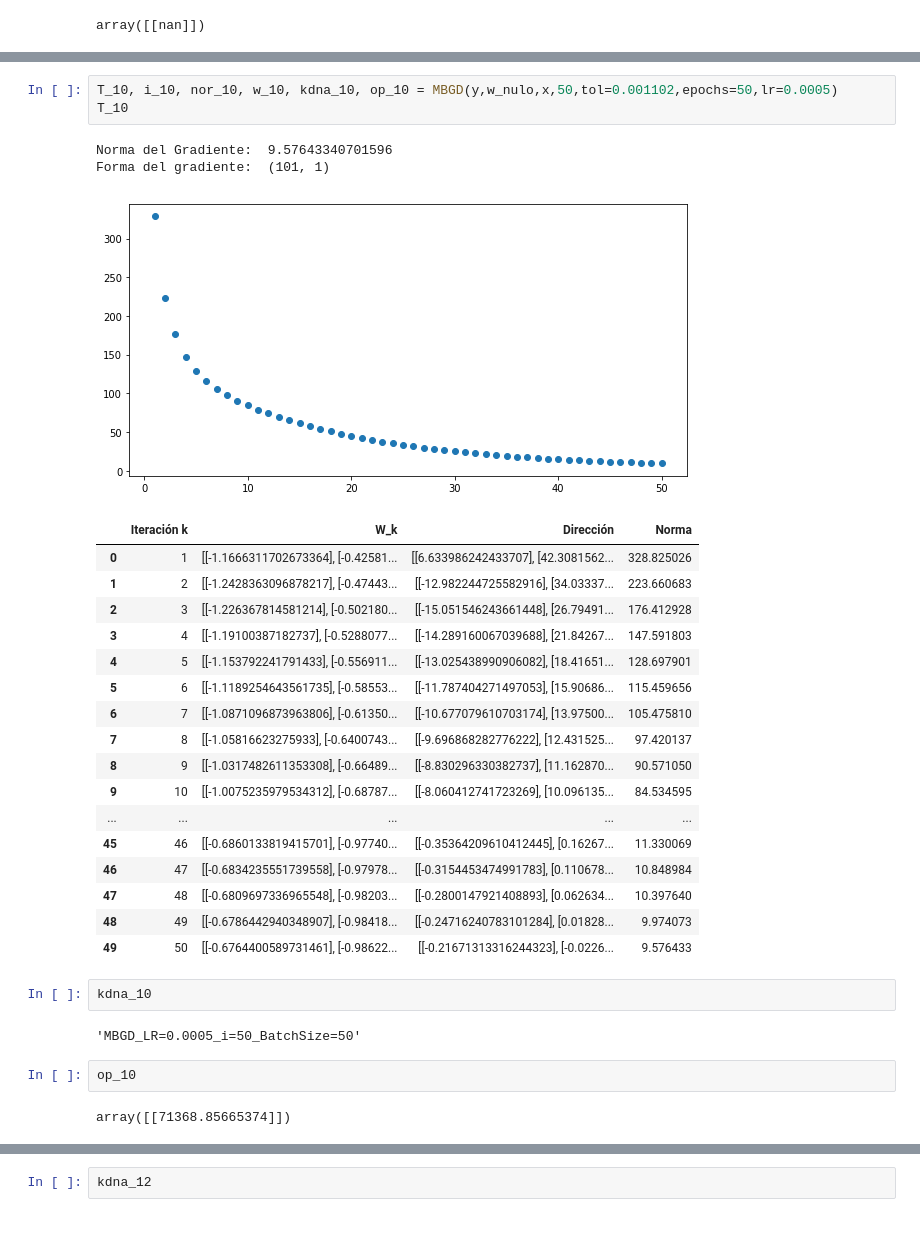
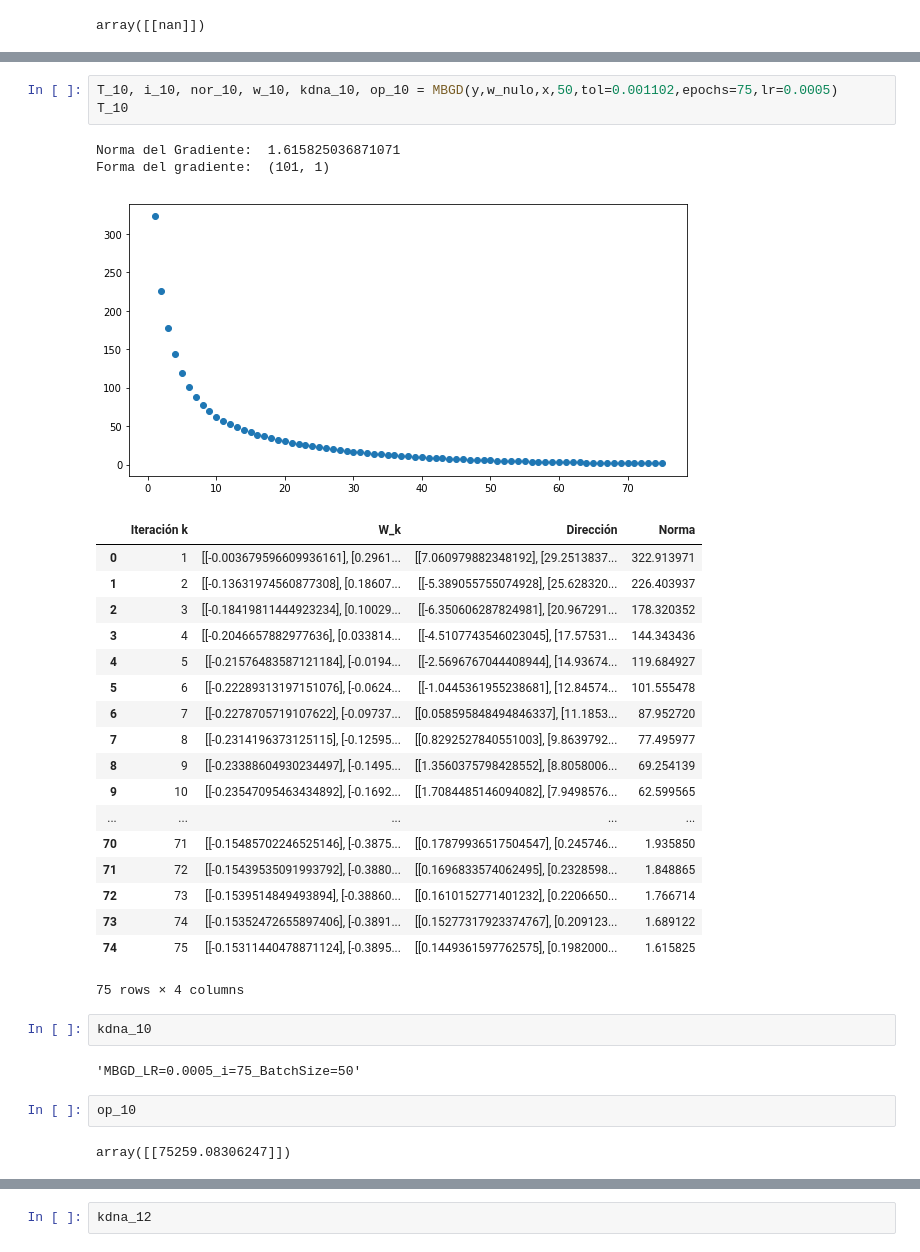
Before and after one commit to jmeonov201/Algoritmos-en-la-Ciencia-de-Datos, a Jupyter notebook: Laboratorio 3/Untitled.ipynb, the cells around one changed output, grey strips where cells are left out. Saved outputs shown, nothing was run; the diff lists cells and outputs as text.

```diff
--- a/Laboratorio 3/Untitled.ipynb
+++ b/Laboratorio 3/Untitled.ipynb
@@ -697,32 +754,33 @@ array([[56096.61388902]])
 # %%
-T_10, i_10, nor_10, w_10, kdna_10, op_10 = MBGD(y,w_nulo,x,50,tol=0.001102,epochs=50,lr=0.0005)
+T_10, i_10, nor_10, w_10, kdna_10, op_10 = MBGD(y,w_nulo,x,50,tol=0.001102,epochs=75,lr=0.0005)
 T_10
 # %% [output]
-Norma del Gradiente:  9.57643340701596
+Norma del Gradiente:  1.615825036871071
 Forma del gradiente:  (101, 1)
-[figure, old version]
+[figure, new version]
 |  | Iteración k | W_k | Dirección | Norma |
-| 0 | 1 | [[-1.1666311702673364], [-0.42581... | [[6.633986242433707], [42.3081562... | 328.825026 |
-| 1 | 2 | [[-1.2428363096878217], [-0.47443... | [[-12.982244725582916], [34.03337... | 223.660683 |
-| 2 | 3 | [[-1.226367814581214], [-0.502180... | [[-15.051546243661448], [26.79491... | 176.412928 |
-| 3 | 4 | [[-1.19100387182737], [-0.5288077... | [[-14.289160067039688], [21.84267... | 147.591803 |
-| 4 | 5 | [[-1.153792241791433], [-0.556911... | [[-13.025438990906082], [18.41651... | 128.697901 |
-| 5 | 6 | [[-1.1189254643561735], [-0.58553... | [[-11.787404271497053], [15.90686... | 115.459656 |
-| 6 | 7 | [[-1.0871096873963806], [-0.61350... | [[-10.677079610703174], [13.97500... | 105.475810 |
-| 7 | 8 | [[-1.05816623275933], [-0.6400743... | [[-9.696868282776222], [12.431525... | 97.420137 |
-| 8 | 9 | [[-1.0317482611353308], [-0.66489... | [[-8.830296330382737], [11.162870... | 90.571050 |
-| 9 | 10 | [[-1.0075235979534312], [-0.68787... | [[-8.060412741723269], [10.096135... | 84.534595 |
+| 0 | 1 | [[-0.003679596609936161], [0.2961... | [[7.060979882348192], [29.2513837... | 322.913971 |
+| 1 | 2 | [[-0.13631974560877308], [0.18607... | [[-5.389055755074928], [25.628320... | 226.403937 |
+| 2 | 3 | [[-0.18419811444923234], [0.10029... | [[-6.350606287824981], [20.967291... | 178.320352 |
+| 3 | 4 | [[-0.2046657882977636], [0.033814... | [[-4.5107743546023045], [17.57531... | 144.343436 |
+| 4 | 5 | [[-0.21576483587121184], [-0.0194... | [[-2.5696767044408944], [14.93674... | 119.684927 |
+| 5 | 6 | [[-0.22289313197151076], [-0.0624... | [[-1.0445361955238681], [12.84574... | 101.555478 |
+| 6 | 7 | [[-0.2278705719107622], [-0.09737... | [[0.058595848494846337], [11.1853... | 87.952720 |
+| 7 | 8 | [[-0.2314196373125115], [-0.12595... | [[0.8292527840551003], [9.8639792... | 77.495977 |
+| 8 | 9 | [[-0.23388604930234497], [-0.1495... | [[1.3560375798428552], [8.8058006... | 69.254139 |
+| 9 | 10 | [[-0.23547095463434892], [-0.1692... | [[1.7084485146094082], [7.9498576... | 62.599565 |
 | ... | ... | ... | ... | ... |
-| 45 | 46 | [[-0.6860133819415701], [-0.97740... | [[-0.35364209610412445], [0.16267... | 11.330069 |
-| 46 | 47 | [[-0.6834235551739558], [-0.97978... | [[-0.3154453474991783], [0.110678... | 10.848984 |
-| 47 | 48 | [[-0.6809697336965548], [-0.98203... | [[-0.2800147921408893], [0.062634... | 10.397640 |
-| 48 | 49 | [[-0.6786442940348907], [-0.98418... | [[-0.24716240783101284], [0.01828... | 9.974073 |
-| 49 | 50 | [[-0.6764400589731461], [-0.98622... | [[-0.21671313316244323], [-0.0226... | 9.576433 |
+| 70 | 71 | [[-0.15485702246525146], [-0.3875... | [[0.17879936517504547], [0.245746... | 1.935850 |
+| 71 | 72 | [[-0.15439535091993792], [-0.3880... | [[0.1696833574062495], [0.2328598... | 1.848865 |
+| 72 | 73 | [[-0.1539514849493894], [-0.38860... | [[0.1610152771401232], [0.2206650... | 1.766714 |
+| 73 | 74 | [[-0.15352472655897406], [-0.3891... | [[0.15277317923374767], [0.209123... | 1.689122 |
+| 74 | 75 | [[-0.15311440478871124], [-0.3895... | [[0.1449361597762575], [0.1982000... | 1.615825 |
+75 rows × 4 columns
 # %%
 kdna_10
 # %% [output]
-'MBGD_LR=0.0005_i=50_BatchSize=50'
+'MBGD_LR=0.0005_i=75_BatchSize=50'
 # %%
 op_10
 # %% [output]
-array([[71368.85665374]])
+array([[75259.08306247]])
```
Also changed, not shown: parts of 83 cells of this notebook.
